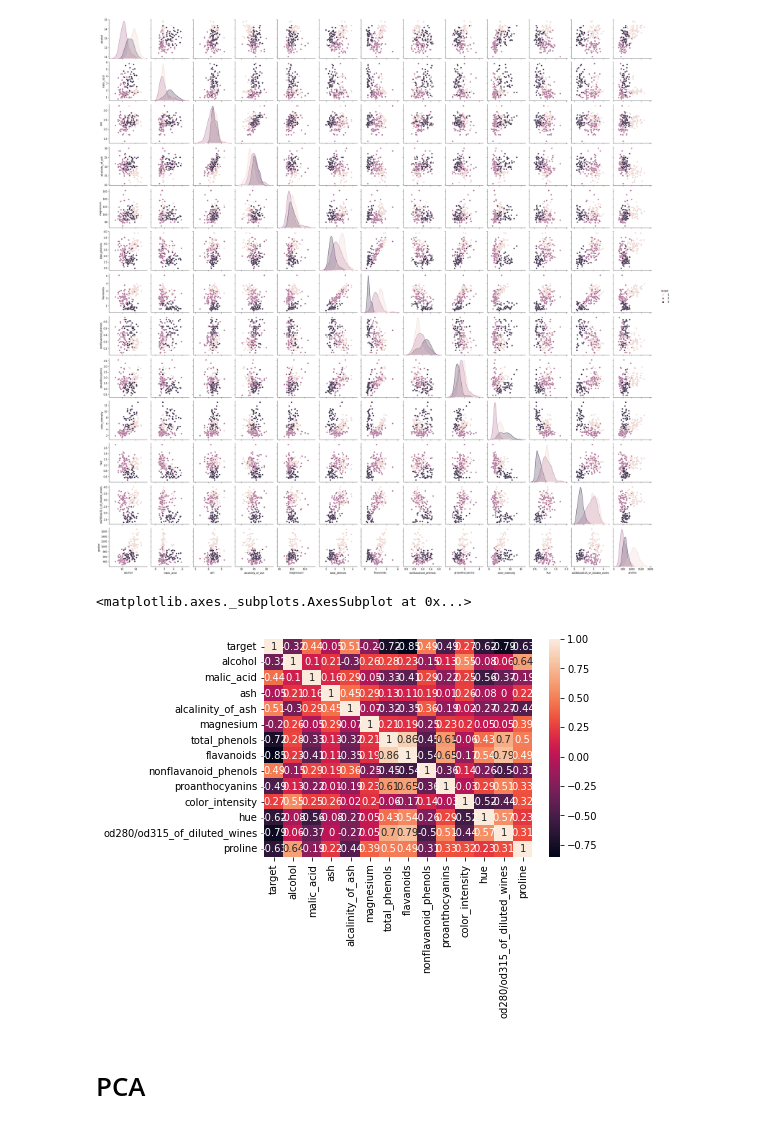
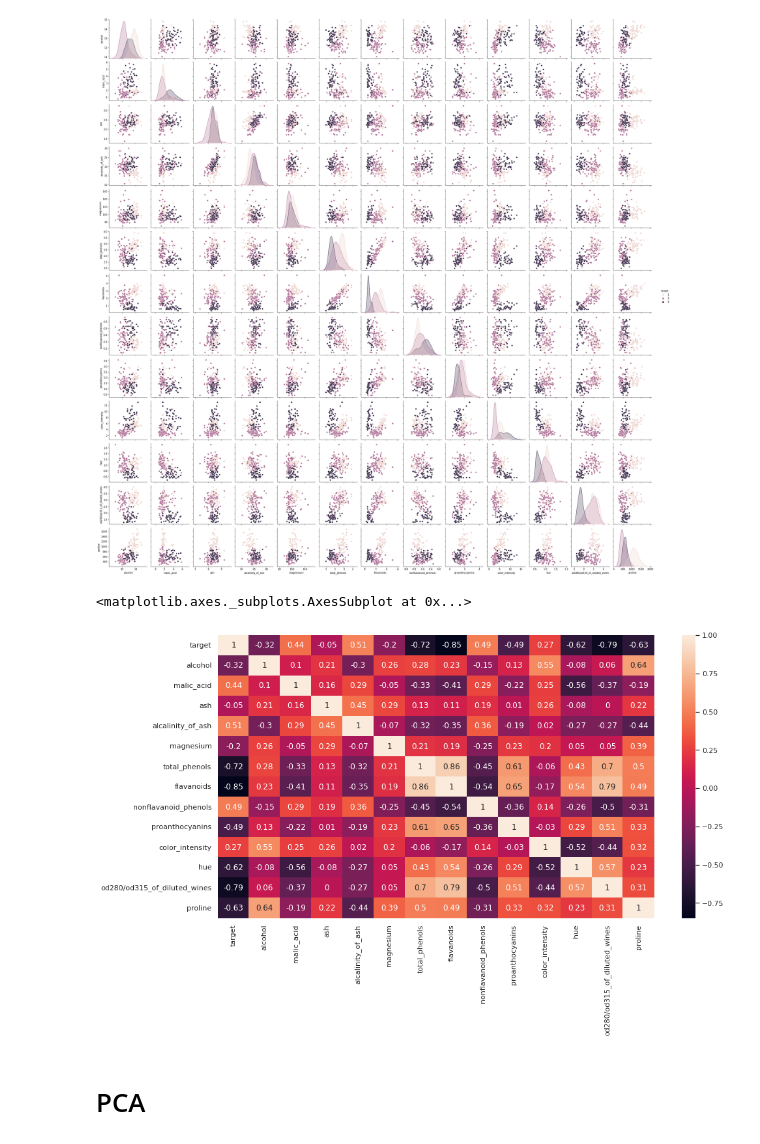
Before and after one commit to JMML2021/Sprint-7.-Algoritmes-d-aprenentatge-supervisat-Classificaci-, a Jupyter notebook: Sprint_7_Algoritmes_d’aprenentatge_supervisat_Classificacio.ipynb, the cells around one changed output. Cells and saved outputs as stored; diff of their text form; code cells hidden in the pictures.

```diff
--- a/Sprint_7_Algoritmes_d’aprenentatge_supervisat_Classificacio.ipynb
+++ b/Sprint_7_Algoritmes_d’aprenentatge_supervisat_Classificacio.ipynb
@@ -225,10 +225,11 @@ sns.pairplot(df2,hue='target')
 # %%
 correlation_matrix = df1.corr().round(2)
 # annot = True to print the values inside the square
+sns.set(rc = {'figure.figsize':(15,8)})
 sns.heatmap(data=correlation_matrix, annot=True)
 # %% [output]
 <matplotlib.axes._subplots.AxesSubplot at 0x...>
-[figure, old version]
+[figure, new version]
 # %% [markdown]
 # PCA
 # %%
```
Also changed, not shown: parts of 12 cells of this notebook.
